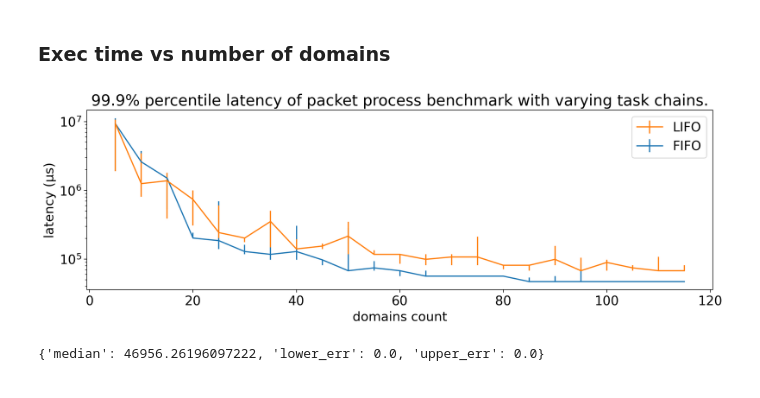
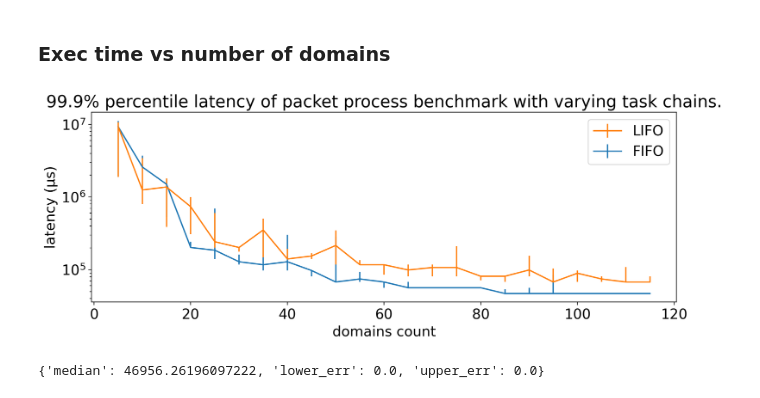
Before and after one commit to bartoszmodelski/ebsl, a Jupyter notebook: evaluation/packet-multiple-tasks-fifo-better/packet-benchmark-sherwood.py.ipynb, the cells around one changed output. Cells and saved outputs as stored; diff of their text form; code cells hidden in the pictures.

```diff
--- a/evaluation/packet-multiple-tasks-fifo-better/packet-benchmark-sherwood.py.ipynb
+++ b/evaluation/packet-multiple-tasks-fifo-better/packet-benchmark-sherwood.py.ipynb
@@ -111,8 +111,6 @@ def add_metrics(data):
 # %%
 import matplotlib.pyplot as plt
 plt.rcParams['figure.dpi'] = 200
-plt.rcParams.update({'font.size': 16})
-
 
 font = {'family' : 'normal',
         'weight' : 'normal',
@@ -197,7 +195,7 @@ size = 1
 
 fig, axes = plt.subplots(size, 1)
 fig.set_size_inches(12, 4 * size)
-fig.tight_layout()
+#fig.tight_layout()
 '''
 ax = axes[0]
 
@@ -274,34 +272,36 @@ ax = axes[4]
 line_lifo = plot(x, fifo_transformed, "latency_q9999-processed", 'FIFO')
 line_fifo = plot(x, lifo_transformed, "latency_q9999-processed", 'LIFO')
 
 ax.set_yscale("log")
 #ax.set_ylim(ymin=0, ymax=50_0000)
 ax.set_ylabel('latency (μs)')
 ax.set_title("99.99% percentile latency.")
 
 ########################
 ## WAIT ################
 ########################
 
 ax = axes[5]
 
 
 line_lifo = plot(x, fifo_transformed, "waited_for_space_on_enque-processed", 'FIFO')
 line_fifo = plot(x, lifo_transformed, "waited_for_space_on_enque-processed", 'LIFO')
 
 ax.set_yscale("log")
 ax.set_ylim(ymin=1)
 ax.set_xlabel('domains count')
 ax.set_ylabel('busy-wait loops (count)')
 ax.set_title("Number of retries on task insertion due to lack of space")
 '''
 
 ax.set_xlabel('domains count')
 
+from matplotlib import rcParams
+rcParams.update({'figure.autolayout': True})
 
 plt.savefig("packet-basic-" + run_name + ".png", dpi=200)
 # %% [output]
-[figure, old version]
+[figure, new version]
 # %%
 fifo_transformed[22]['latency_q999-processed']
 # %% [output]
```
Also changed, not shown: 1 other file.
